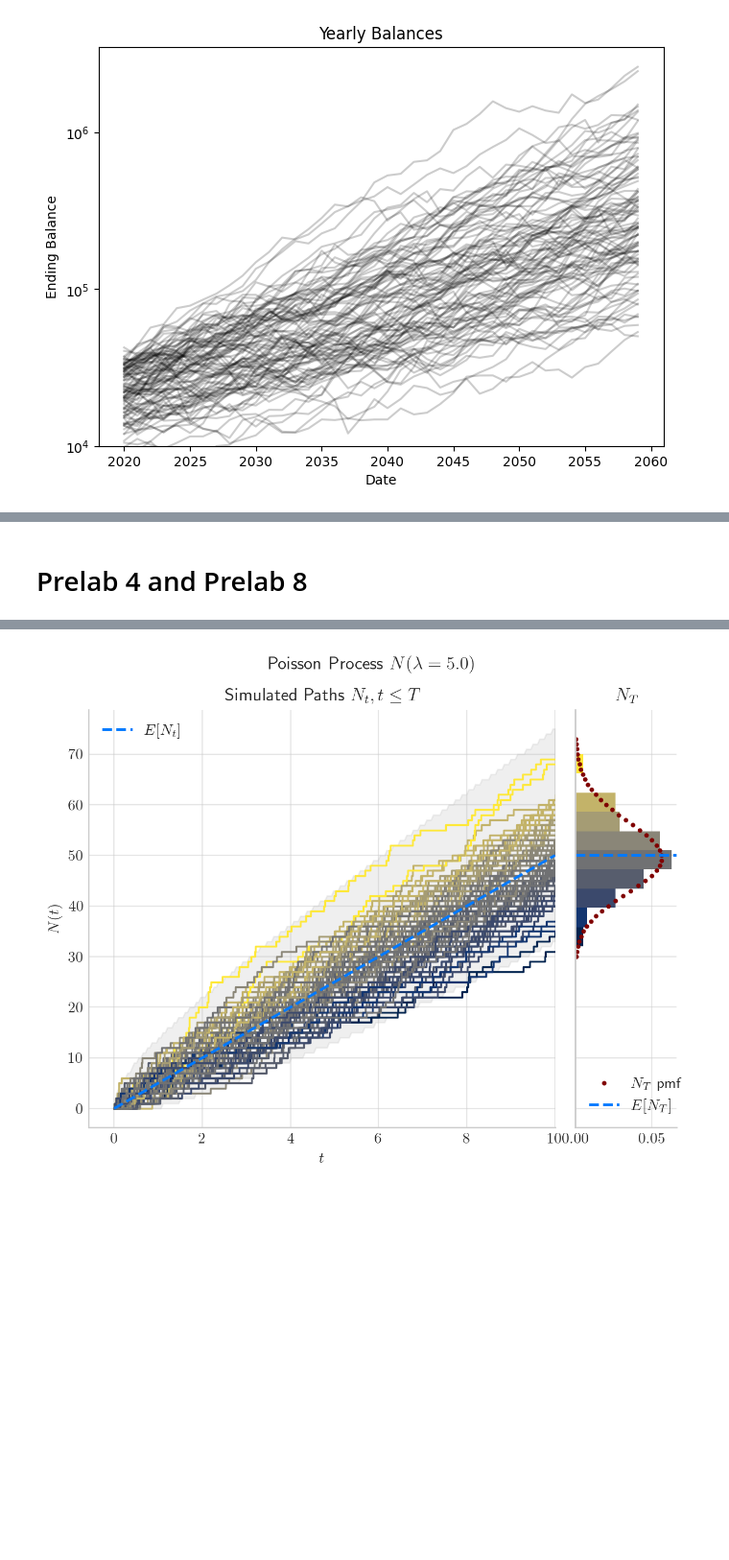
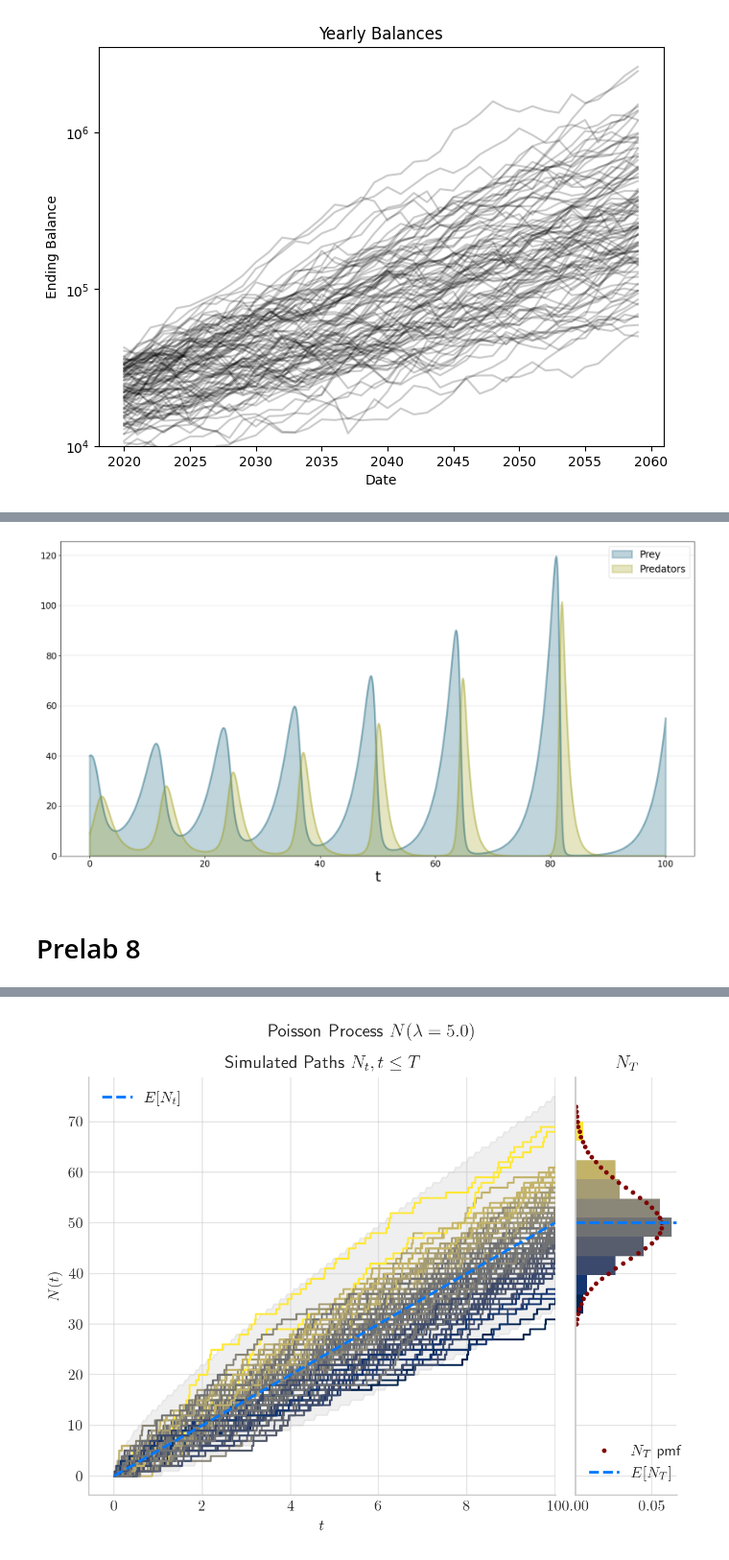
Before and after one commit to Gabriel-vzh2vs/Modelling-And-Simulation-Public-Release, a Jupyter notebook: Chapter_Lab/hidden-lab-graphics.ipynb, the cells around one changed output, grey strips where cells are left out. Shown at 96% size. Saved outputs shown, nothing was run; the diff lists cells and outputs as text; code cells hidden in the pictures; blank space fills up the shorter version.

Commit message:
40% Complete with Prelab 4

```diff
--- a/Chapter_Lab/hidden-lab-graphics.ipynb
+++ b/Chapter_Lab/hidden-lab-graphics.ipynb
@@ -509,2 +529,62 @@ Simulation complete! Runtime: 0:00:07.567820
+# %%
+import BPTK_Py
+from BPTK_Py import Model
+from BPTK_Py import sd_functions as sd
+
+# 1. Initialize BPTK
+bptk = BPTK_Py.bptk()
+
+# 2. Define the System Dynamics Model (stocks, flows)
+model = Model(starttime=0.0, stoptime=100.0, dt=0.1, name='Lotka-Volterra Model')
+
+prey = model.stock("Prey")
+predators = model.stock("Predators")
+prey_increase_rate = model.flow("Prey_Increase_Rate")
+prey_decrease_rate = model.flow("Prey_Decrease_Rate")
+predator_increase_rate = model.flow("Predator_Increase_Rate")
+predator_decrease_rate = model.flow("Predator_Decrease_Rate")
+
+# 5. Define the Auxiliary Variables and Constants
+prey_fractional_growth_rate_alpha = model.constant("Prey_Fractional_Growth_Rate_alpha")
+fractional_predation_rate = model.constant("Fractional_Predation_Rate")
+predator_fractional_decrease_rate_gamma = model.constant("Predator_Fractional_Decrease_Rate_gamma")
+
+# 6. Set the Equations for the Stocks and Flows
+prey.equation = prey_increase_rate - prey_decrease_rate
+predators.equation = predator_increase_rate - predator_decrease_rate
+
+prey_increase_rate.equation = prey * prey_fractional_growth_rate_alpha
+prey_decrease_rate.equation = prey * predators * fractional_predation_rate
+predator_increase_rate.equation = predators * prey * fractional_predation_rate
+predator_decrease_rate.equation = predators * predator_fractional_decrease_rate_gamma
+
+# 7. Set the Initial Conditions for a specific instance to make it replicable
+prey.initial_value = 40.0
+predators.initial_value = 9.0
+prey_fractional_growth_rate_alpha.equation = 0.4
+fractional_predation_rate.equation = 0.04
+predator_fractional_decrease_rate_gamma.equation = 0.9
+
+bptk.register_model(model)
+scenario_manager = {
+    "lotka_volterra": {
+        "model": model
+    }
+}
+bptk.register_scenario_manager(scenario_manager)
+bptk.register_scenarios(
+    scenarios={
+        "base": {}
+    },
+    scenario_manager="lotka_volterra"
+)
+
+bptk.plot_scenarios(
+    scenario_managers=["lotka_volterra"],
+    scenarios=["base"],
+    equations=["Prey", "Predators"]
+)
+# %% [output]
+[figure, added]
 # %% [markdown]
-# Prelab 4 and Prelab 8
+# Prelab 8
```
Also changed, not shown: parts of 6 cells of this notebook, 2 other files.
